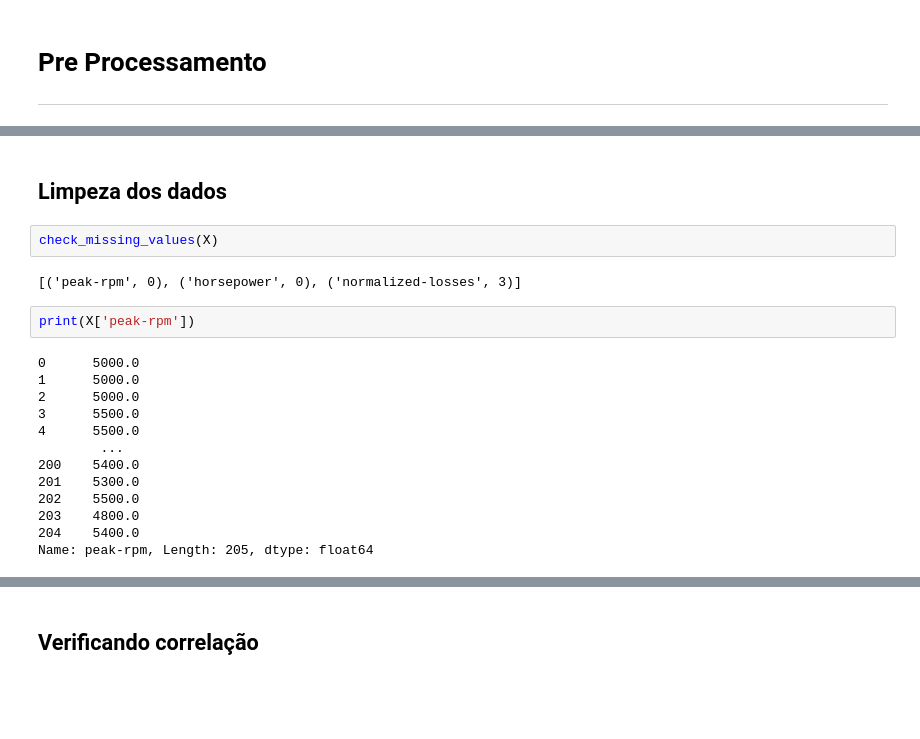
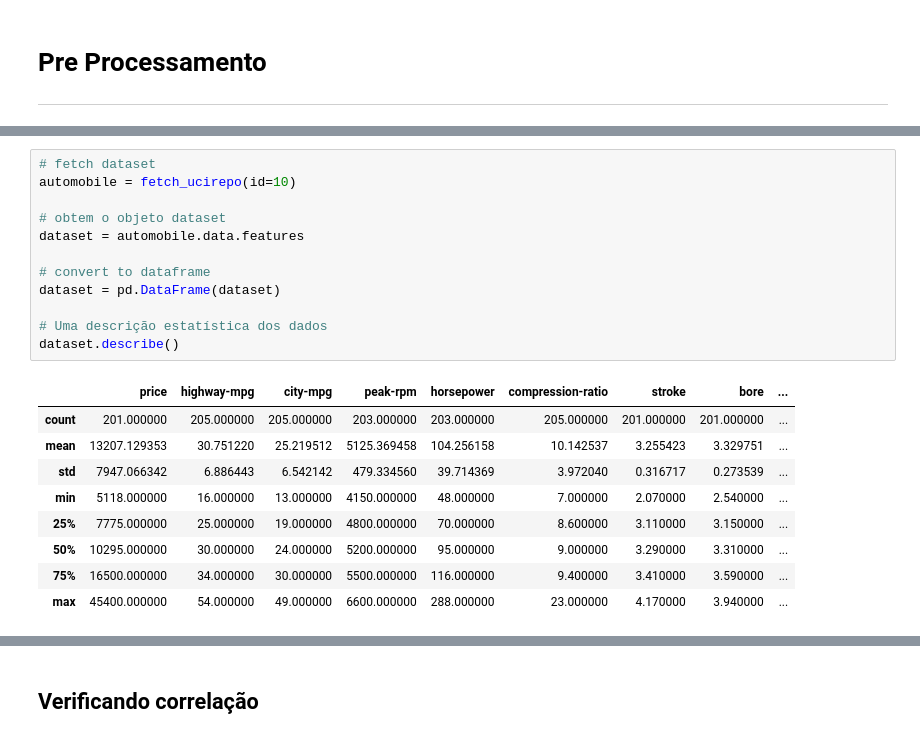
Before and after one commit to Batchuka/ifes-ml-explorando-modelos-preditivos, a Jupyter notebook: automobile-uci/automobile_uci.ipynb, the cells around one changed output, grey strips where cells are left out. Saved outputs shown, nothing was run; the diff lists cells and outputs as text; blank space fills up the shorter version.

```diff
--- a/automobile-uci/automobile_uci.ipynb
+++ b/automobile-uci/automobile_uci.ipynb
@@ -54,21 +67,22 @@ X.head()
-# %% [markdown]
-## Limpeza dos dados
-# %%
-check_missing_values(X)
-# %% [output]
-[('peak-rpm', 0), ('horsepower', 0), ('normalized-losses', 3)]
-# %%
-print(X['peak-rpm'])
-# %% [output]
-0      5000.0
-1      5000.0
-2      5000.0
-3      5500.0
-4      5500.0
-        ...
-200    5400.0
-201    5300.0
-202    5500.0
-203    4800.0
-204    5400.0
-Name: peak-rpm, Length: 205, dtype: float64
+# %%
+# fetch dataset
+automobile = fetch_ucirepo(id=10)
+
+# obtem o objeto dataset
+dataset = automobile.data.features
+
+# convert to dataframe
+dataset = pd.DataFrame(dataset)
+
+# Uma descrição estatística dos dados
+dataset.describe()
+# %% [output]
+|  | price | highway-mpg | city-mpg | peak-rpm | horsepower | compression-ratio | stroke | bore | ... |
+| count | 201.000000 | 205.000000 | 205.000000 | 203.000000 | 203.000000 | 205.000000 | 201.000000 | 201.000000 | ... |
+| mean | 13207.129353 | 30.751220 | 25.219512 | 5125.369458 | 104.256158 | 10.142537 | 3.255423 | 3.329751 | ... |
+| std | 7947.066342 | 6.886443 | 6.542142 | 479.334560 | 39.714369 | 3.972040 | 0.316717 | 0.273539 | ... |
+| min | 5118.000000 | 16.000000 | 13.000000 | 4150.000000 | 48.000000 | 7.000000 | 2.070000 | 2.540000 | ... |
+| 25% | 7775.000000 | 25.000000 | 19.000000 | 4800.000000 | 70.000000 | 8.600000 | 3.110000 | 3.150000 | ... |
+| 50% | 10295.000000 | 30.000000 | 24.000000 | 5200.000000 | 95.000000 | 9.000000 | 3.290000 | 3.310000 | ... |
+| 75% | 16500.000000 | 34.000000 | 30.000000 | 5500.000000 | 116.000000 | 9.400000 | 3.410000 | 3.590000 | ... |
+| max | 45400.000000 | 54.000000 | 49.000000 | 6600.000000 | 288.000000 | 23.000000 | 4.170000 | 3.940000 | ... |
```
Also changed, not shown: parts of 33 cells of this notebook, 7 other files.
